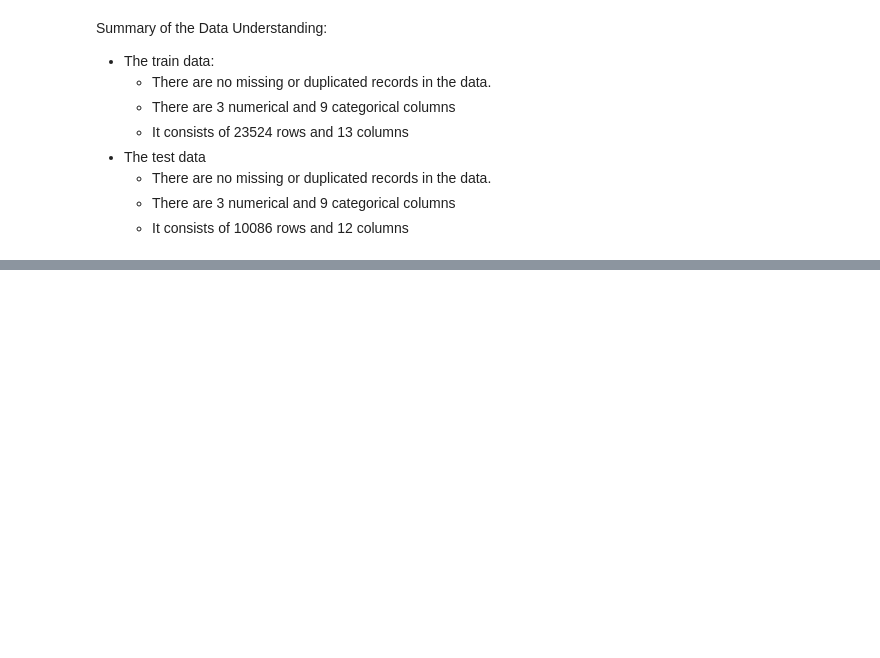
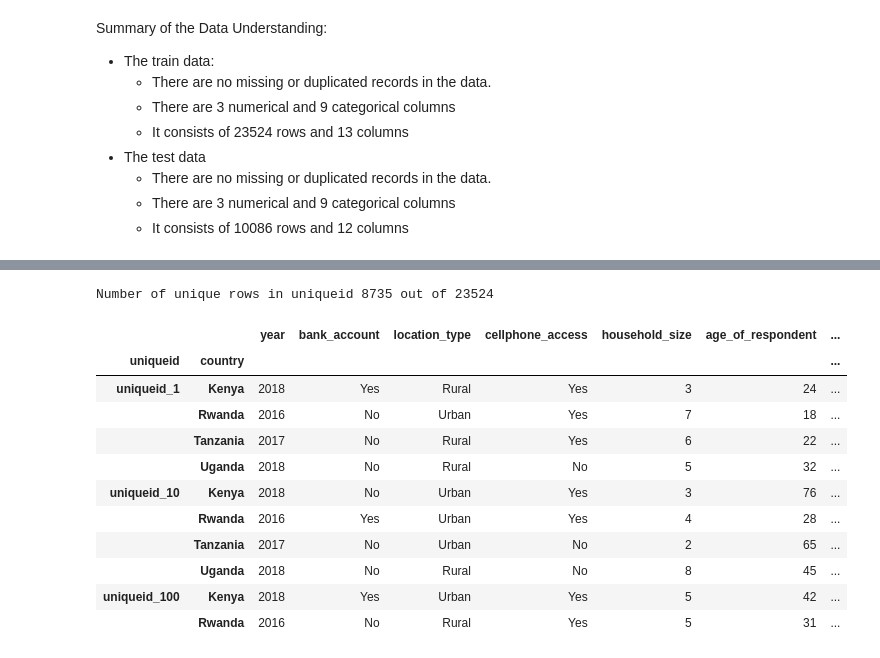
Before and after one commit to WaeniKakenyi/Financial_inclusion_in_Africa, a Jupyter notebook: Financial_inclusion_in_africa.ipynb, the cells around one changed output, grey strips where cells are left out. Drawn from its saved outputs; the diff is of its cells as text; code cells hidden in the pictures; blank space fills up the shorter version.

Commit message:
Data Cleaning

```diff
--- a/Financial_inclusion_in_africa.ipynb
+++ b/Financial_inclusion_in_africa.ipynb
@@ -211,0 +221,3 @@ EDA
+# %%
+data = train_df.df
+data.head()
@@ -211,0 +231,21 @@ EDA
+# %%
+# Check for uniqueness for uniqueid column
+print(f'Number of unique rows in uniqueid {data["uniqueid"].nunique()} out of {len(data)}')
+# %% [output]
+Number of unique rows in uniqueid 8735 out of 23524
+# %%
+# Group by unique id to observe what is going on
+data.groupby(by=['uniqueid','country']).first().head(10)
+# %% [output]
+|  |  | year | bank_account | location_type | cellphone_access | household_size | age_of_respondent | ... |
+| uniqueid | country |  |  |  |  |  |  | ... |
+| uniqueid_1 | Kenya | 2018 | Yes | Rural | Yes | 3 | 24 | ... |
+|  | Rwanda | 2016 | No | Urban | Yes | 7 | 18 | ... |
+|  | Tanzania | 2017 | No | Rural | Yes | 6 | 22 | ... |
+|  | Uganda | 2018 | No | Rural | No | 5 | 32 | ... |
+| uniqueid_10 | Kenya | 2018 | No | Urban | Yes | 3 | 76 | ... |
+|  | Rwanda | 2016 | Yes | Urban | Yes | 4 | 28 | ... |
+|  | Tanzania | 2017 | No | Urban | No | 2 | 65 | ... |
+|  | Uganda | 2018 | No | Rural | No | 8 | 45 | ... |
+| uniqueid_100 | Kenya | 2018 | Yes | Urban | Yes | 5 | 42 | ... |
+|  | Rwanda | 2016 | No | Rural | Yes | 5 | 31 | ... |
```
Also changed, not shown: parts of 15 cells of this notebook.
